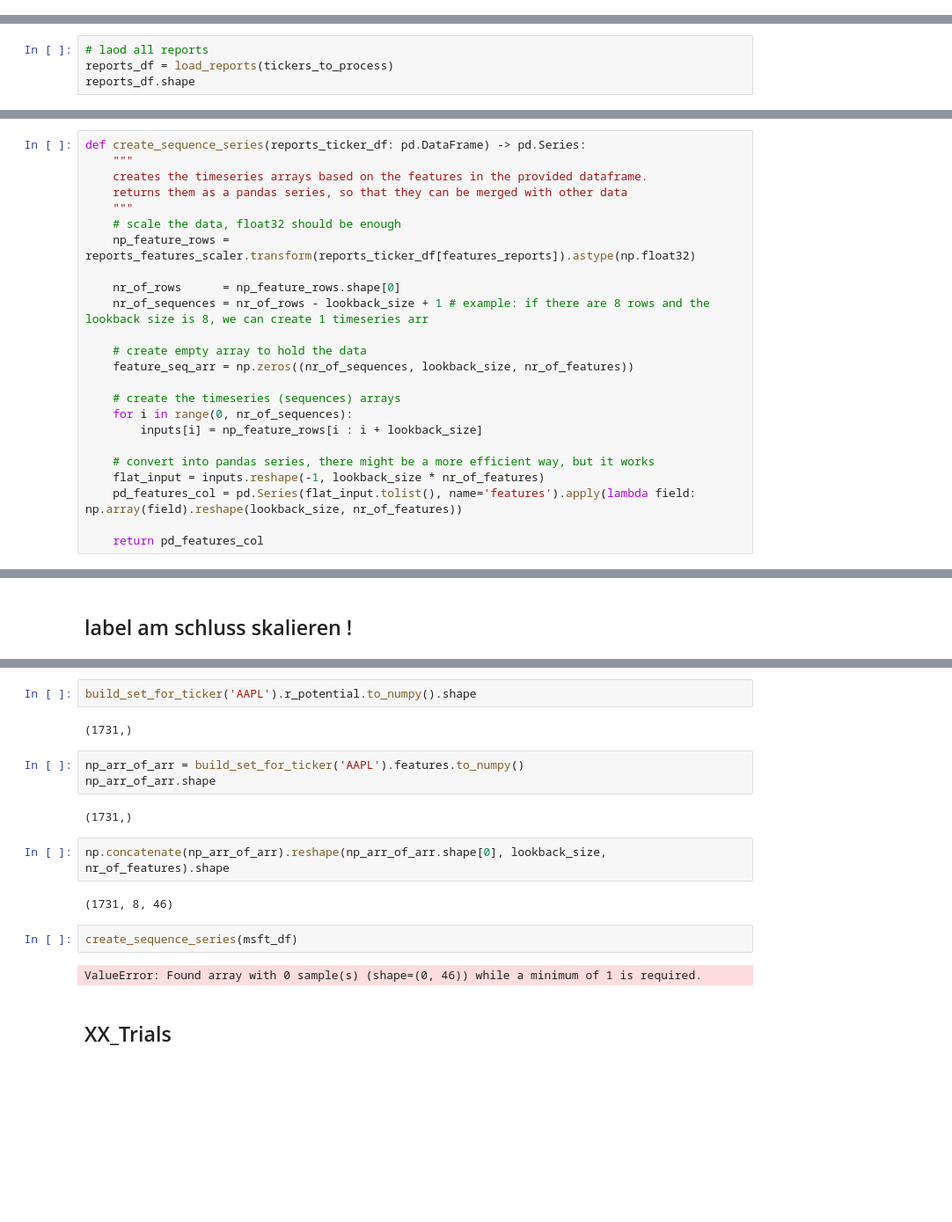
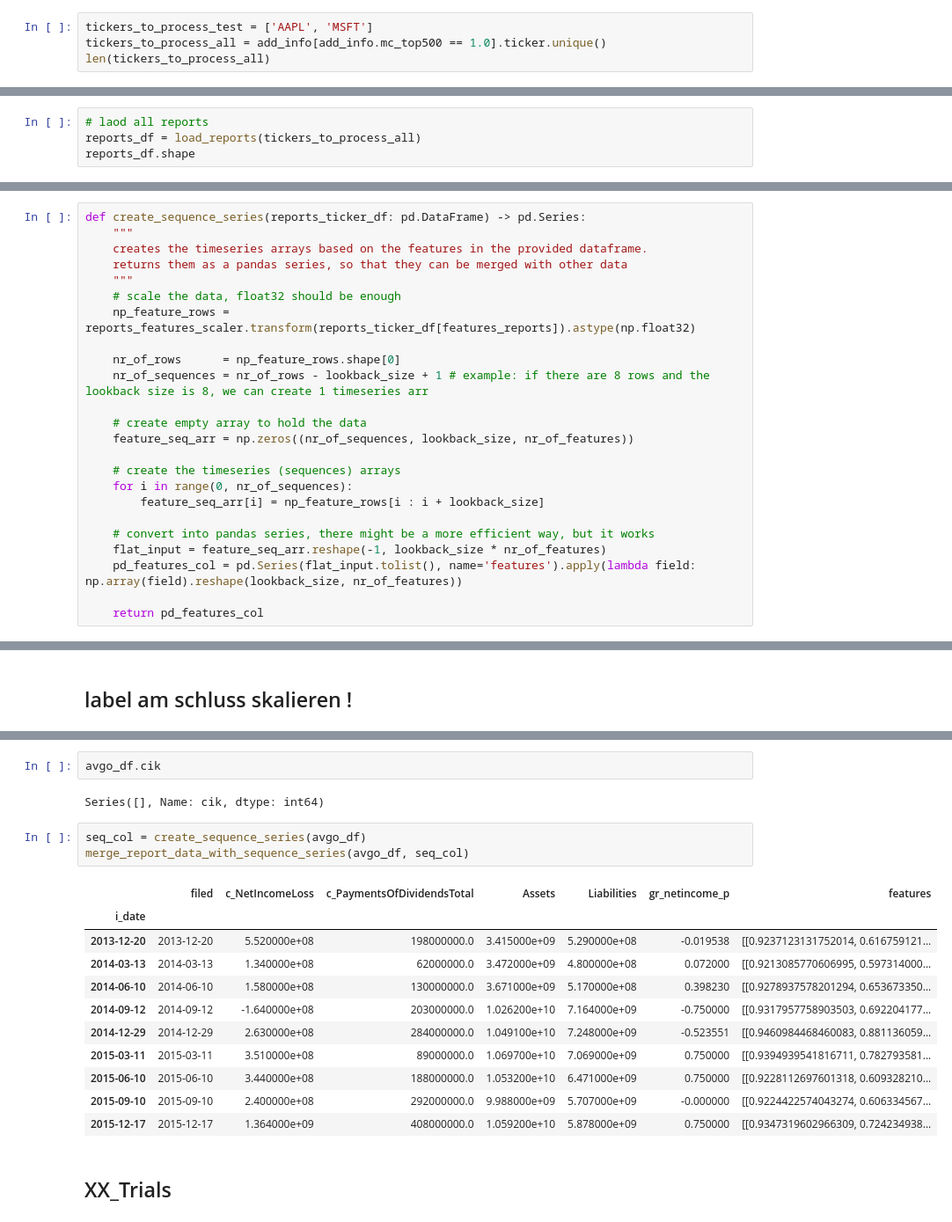
Before and after one commit to HansjoergW/bfh_mt_hs2020_robo_advisor, a Jupyter notebook: 05_GRU_Trials.ipynb, the cells around one changed output, grey strips where cells are left out. Shown: that part at 88% size. Saved outputs shown, nothing was run; the diff lists cells and outputs as text; blank space fills up the shorter version.

```diff
--- a/05_GRU_Trials.ipynb
+++ b/05_GRU_Trials.ipynb
@@ -85,0 +82,4 @@ tickers_to_process = ['AAPL', 'MSFT']
+# %%
+tickers_to_process_test = ['AAPL', 'MSFT']
+tickers_to_process_all = add_info[add_info.mc_top500 == 1.0].ticker.unique()
+len(tickers_to_process_all)
@@ -86,5 +88,5 @@ tickers_to_process = ['AAPL', 'MSFT']
 # %%
 # laod all reports
-reports_df = load_reports(tickers_to_process)
+reports_df = load_reports(tickers_to_process_all)
 reports_df.shape
 # %% [output]
@@ -126,10 +126,10 @@ def create_sequence_series(reports_ticker_df: pd.DataFrame) -> pd.Series:
 
     # create the timeseries (sequences) arrays
     for i in range(0, nr_of_sequences):
-        inputs[i] = np_feature_rows[i : i + lookback_size]
+        feature_seq_arr[i] = np_feature_rows[i : i + lookback_size]
 
     # convert into pandas series, there might be a more efficient way, but it works
-    flat_input = inputs.reshape(-1, lookback_size * nr_of_features)
+    flat_input = feature_seq_arr.reshape(-1, lookback_size * nr_of_features)
     pd_features_col = pd.Series(flat_input.tolist(), name='features').apply(lambda field: np.array(field).reshape(lookback_size, nr_of_features))
 
     return pd_features_col
@@ -270,20 +293,22 @@ print(msft_df.shape)
-# %%
-build_set_for_ticker('AAPL').r_potential.to_numpy().shape
-# %% [output]
-(1731,)
-# %%
-np_arr_of_arr = build_set_for_ticker('AAPL').features.to_numpy()
-np_arr_of_arr.shape
-# %% [output]
-(1731,)
-# %%
-np.concatenate(np_arr_of_arr).reshape(np_arr_of_arr.shape[0], lookback_size, nr_of_features).shape
-# %% [output]
-(1731, 8, 46)
-# %%
-create_sequence_series(msft_df)
-# %% [output]
-ValueError: Found array with 0 sample(s) (shape=(0, 46)) while a minimum of 1 is required.
+# %%
+avgo_df.cik
+# %% [output]
+Series([], Name: cik, dtype: int64)
+# %%
+seq_col = create_sequence_series(avgo_df)
+merge_report_data_with_sequence_series(avgo_df, seq_col)
+# %% [output]
+|  | filed | c_NetIncomeLoss | c_PaymentsOfDividendsTotal | Assets | Liabilities | gr_netincome_p | features |
+| i_date |  |  |  |  |  |  |  |
+| 2013-12-20 | 2013-12-20 | 5.520000e+08 | 198000000.0 | 3.415000e+09 | 5.290000e+08 | -0.019538 | [[0.9237123131752014, 0.616759121... |
+| 2014-03-13 | 2014-03-13 | 1.340000e+08 | 62000000.0 | 3.472000e+09 | 4.800000e+08 | 0.072000 | [[0.9213085770606995, 0.597314000... |
+| 2014-06-10 | 2014-06-10 | 1.580000e+08 | 130000000.0 | 3.671000e+09 | 5.170000e+08 | 0.398230 | [[0.9278937578201294, 0.653673350... |
+| 2014-09-12 | 2014-09-12 | -1.640000e+08 | 203000000.0 | 1.026200e+10 | 7.164000e+09 | -0.750000 | [[0.9317957758903503, 0.692204177... |
+| 2014-12-29 | 2014-12-29 | 2.630000e+08 | 284000000.0 | 1.049100e+10 | 7.248000e+09 | -0.523551 | [[0.9460984468460083, 0.881136059... |
+| 2015-03-11 | 2015-03-11 | 3.510000e+08 | 89000000.0 | 1.069700e+10 | 7.069000e+09 | 0.750000 | [[0.9394939541816711, 0.782793581... |
+| 2015-06-10 | 2015-06-10 | 3.440000e+08 | 188000000.0 | 1.053200e+10 | 6.471000e+09 | 0.750000 | [[0.9228112697601318, 0.609328210... |
+| 2015-09-10 | 2015-09-10 | 2.400000e+08 | 292000000.0 | 9.988000e+09 | 5.707000e+09 | -0.000000 | [[0.9224422574043274, 0.606334567... |
+| 2015-12-17 | 2015-12-17 | 1.364000e+09 | 408000000.0 | 1.059200e+10 | 5.878000e+09 | 0.750000 | [[0.9347319602966309, 0.724234938... |
 # %% [markdown]
 ## XX_Trials
 # %%
```
Also changed, not shown: parts of 10 cells of this notebook.
